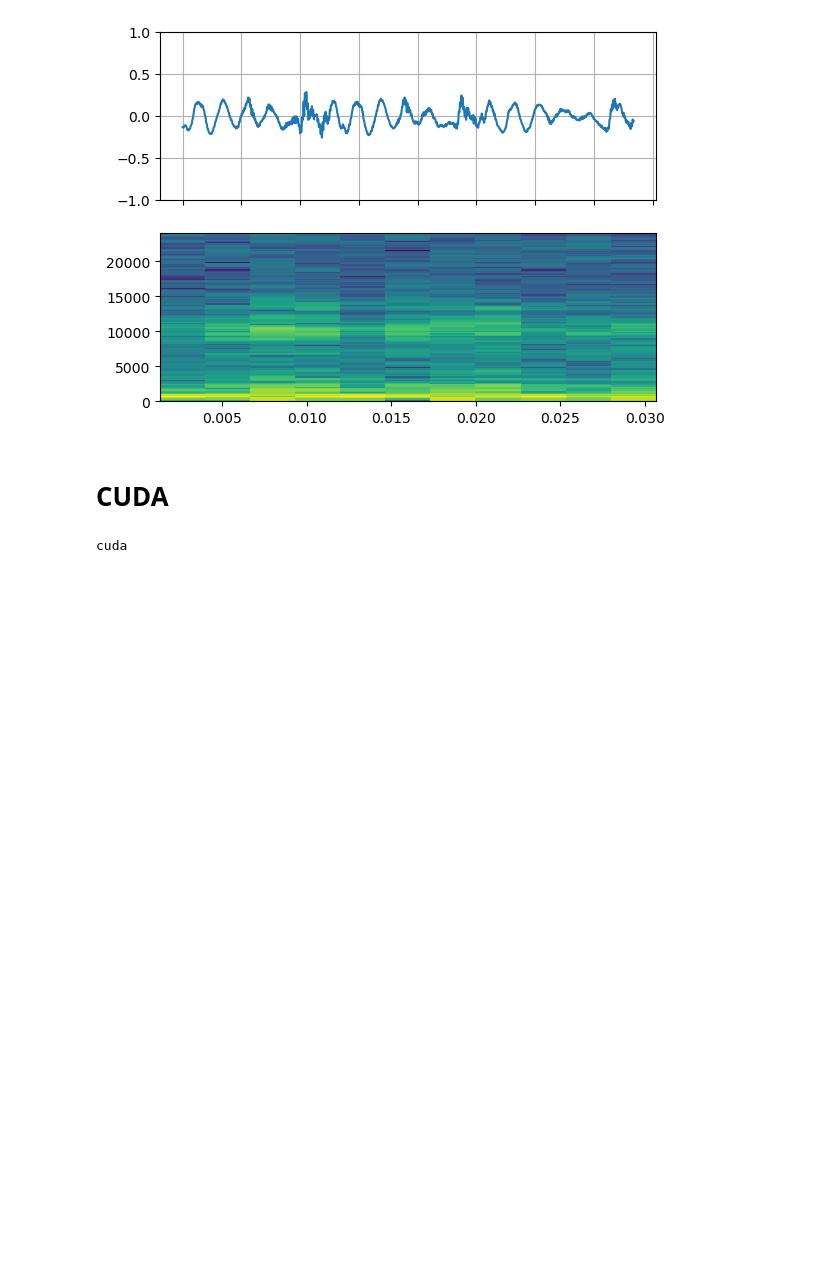
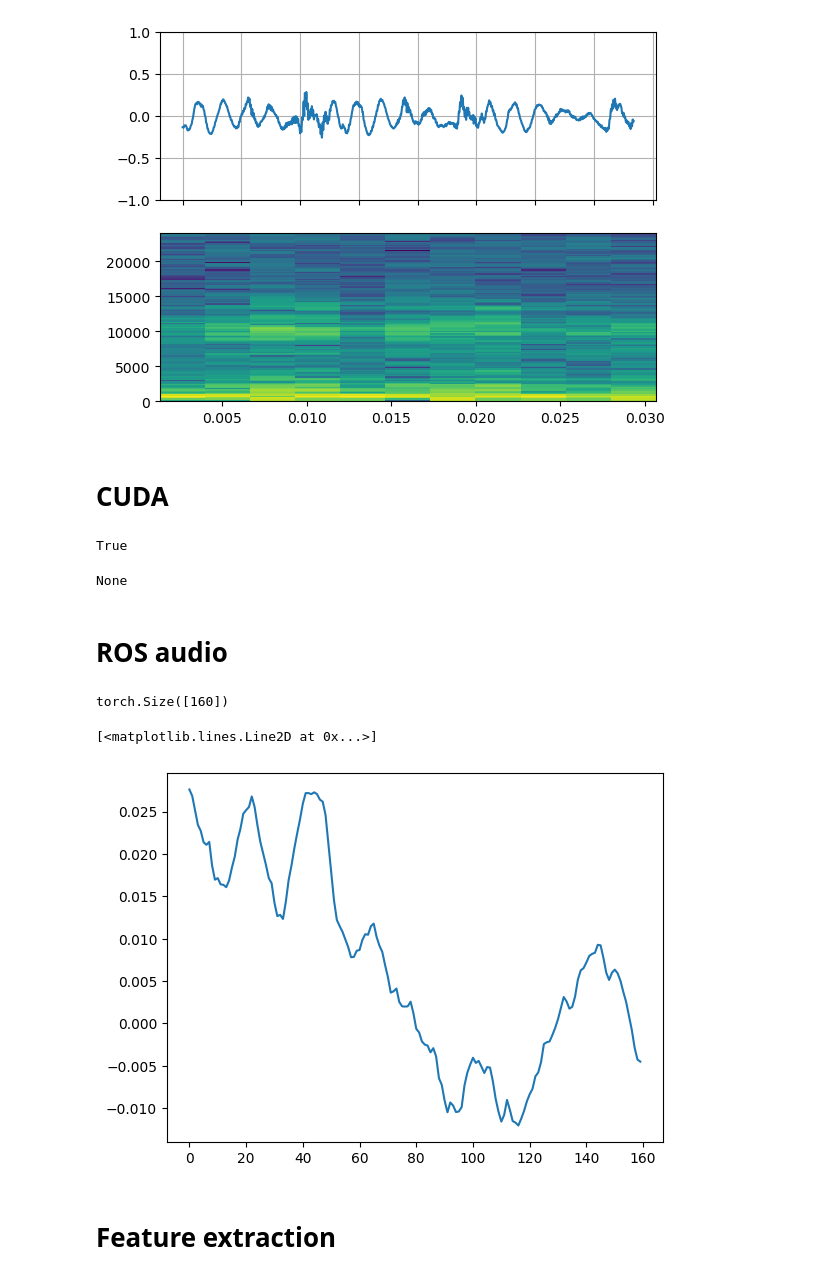
Before and after one commit to roboav8r/ros_audition, a Jupyter notebook: TorchAudio tester.ipynb, the cells around one changed output. Drawn from its saved outputs; the diff is of its cells as text; code cells hidden in the pictures; blank space fills up the shorter version.

```diff
--- a/TorchAudio tester.ipynb
+++ b/TorchAudio tester.ipynb
@@ -133,8 +136,27 @@ torch.Size([1536, 2])
 [figure]
 # %% [markdown]
 # CUDA
+# %%
+torch.cuda.is_available()
+# %% [output]
+True
 # %%
 device = torch.device("cuda" if torch.cuda.is_available() else "cpu")
-print(device)
+print(device.index)
 # %% [output]
-cuda
+None
+# %% [markdown]
+# ROS audio
+# %%
+data = [137, 3, 112, 3, 56, 3, 0, 3, 233, 2, 189, 2, 179, 2, 190, 2, 99, 2, 44, 2, 50, 2, 26, 2, 24, 2, 15, 2, 41, 2, 91, 2, 133, 2, 199, 2, 241, 2, 43, 3, 57, 3, 69, 3, 110, 3, 69, 3, 254, 2, 191, 2, 146, 2, 101, 2, 50, 2, 30, 2, 210, 1, 159, 1, 164, 1, 148, 1, 214, 1, 43, 2, 99, 2, 165, 2, 223, 2, 21, 3, 82, 3, 123, 3, 123, 3, 119, 3, 126, 3, 119, 3, 98, 3, 90, 3, 39, 3, 183, 2, 71, 2, 219, 1, 144, 1, 120, 1, 98, 1, 69, 1, 39, 1, 0, 1, 1, 1, 25, 1, 28, 1, 67, 1, 89, 1, 87, 1, 120, 1, 130, 1, 79, 1, 45, 1, 21, 1, 226, 0, 179, 0, 119, 0, 124, 0, 135, 0, 83, 0, 66, 0, 65, 0, 66, 0, 84, 0, 39, 0, 235, 255, 221, 255, 186, 255, 174, 255, 170, 255, 144, 255, 160, 255, 128, 255, 44, 255, 18, 255, 213, 254, 168, 254, 206, 254, 194, 254, 169, 254, 171, 254, 188, 254, 16, 255, 65, 255, 96, 255, 123, 255, 103, 255, 111, 255, 88, 255, 64, 255, 87, 255, 85, 255, 33, 255, 220, 254, 170, 254, 132, 254, 158, 254, 216, 254, 178, 254, 134, 254, 128, 254, 117, 254, 143, 254, 173, 254, 210, 254, 238, 254, 3, 255, 51, 255, 66, 255, 106, 255, 176, 255, 183, 255, 186, 255, 211, 255, 239, 255, 17, 0, 60, 0, 102, 0, 85, 0, 57, 0, 64, 0, 104, 0, 170, 0, 205, 0, 214, 0, 236, 0, 5, 1, 13, 1, 17, 1, 48, 1, 46, 1, 253, 0, 196, 0, 168, 0, 196, 0, 208, 0, 194, 0, 165, 0, 122, 0, 83, 0, 28, 0, 231, 255, 162, 255, 116, 255, 108, 255]
+# %%
+librosa.util.buf_to_float(np.asarray(data,dtype=np.uint8), n_bytes=2)
+hop = torch.from_numpy(librosa.util.buf_to_float(np.asarray(data,dtype=np.uint8), n_bytes=2))
+print(hop.shape)
+# %% [output]
+torch.Size([160])
+# %%
+plt.plot(hop)
+# %% [output]
+[<matplotlib.lines.Line2D at 0x...>]
+[figure, added]
@@ -140,0 +264,2 @@ cuda
+# %% [markdown]
+# Feature extraction
```
Also changed, not shown: parts of 9 cells of this notebook, 4 other files.
